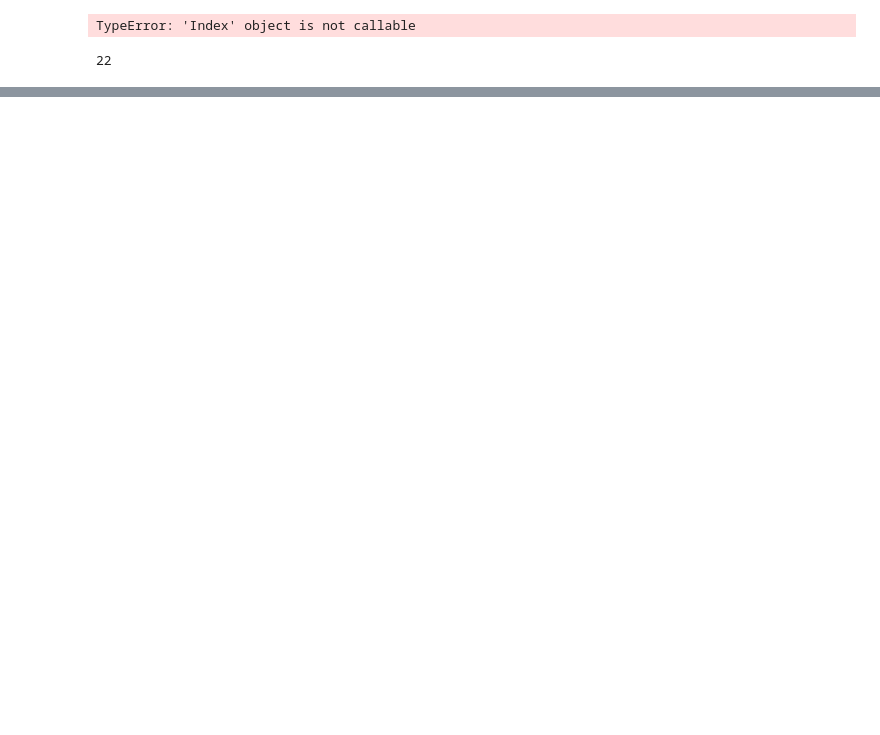
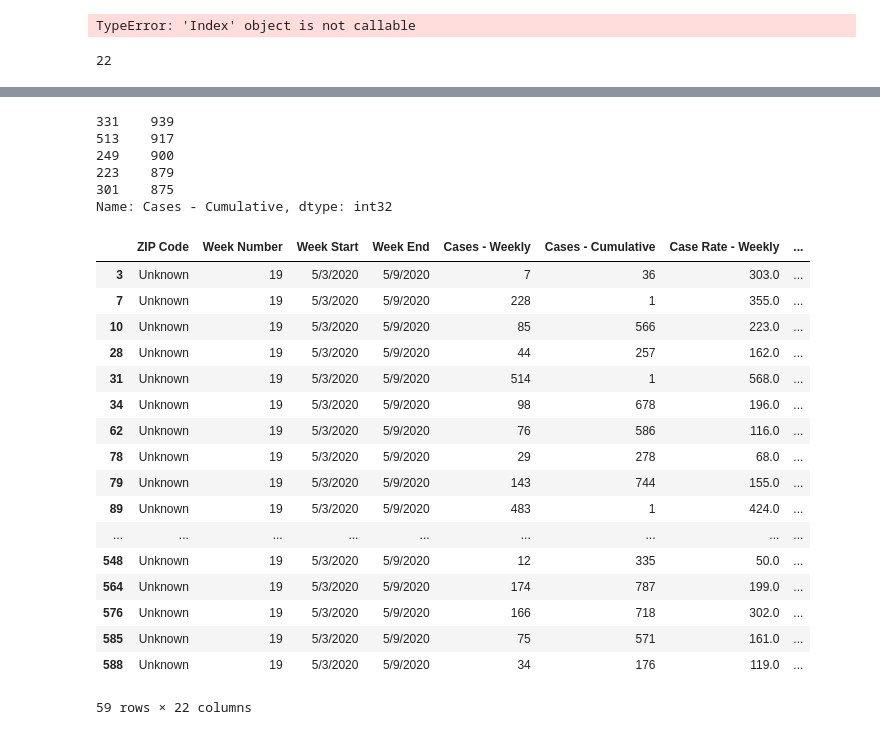
Before and after one commit to igopalan/Covid-Analysis-for-IMPACT, a Jupyter notebook: ProjectImpactCovidCasesbyZip.py.ipynb, the cells around one changed output, grey strips where cells are left out. Cells and saved outputs as stored; diff of their text form; code cells hidden in the pictures; blank space fills up the shorter version.

```diff
--- a/ProjectImpactCovidCasesbyZip.py.ipynb
+++ b/ProjectImpactCovidCasesbyZip.py.ipynb
@@ -217,0 +281,30 @@ len(gdf.columns)
+# %%
+covid["Cases - Cumulative"].nlargest()
+# %% [output]
+331    939
+513    917
+249    900
+223    879
+301    875
+Name: Cases - Cumulative, dtype: int32
+# %%
+covid[covid["Week Number"]==19]
+# %% [output]
+|  | ZIP Code | Week Number | Week Start | Week End | Cases - Weekly | Cases - Cumulative | Case Rate - Weekly | ... |
+| 3 | Unknown | 19 | 5/3/2020 | 5/9/2020 | 7 | 36 | 303.0 | ... |
+| 7 | Unknown | 19 | 5/3/2020 | 5/9/2020 | 228 | 1 | 355.0 | ... |
+| 10 | Unknown | 19 | 5/3/2020 | 5/9/2020 | 85 | 566 | 223.0 | ... |
+| 28 | Unknown | 19 | 5/3/2020 | 5/9/2020 | 44 | 257 | 162.0 | ... |
+| 31 | Unknown | 19 | 5/3/2020 | 5/9/2020 | 514 | 1 | 568.0 | ... |
+| 34 | Unknown | 19 | 5/3/2020 | 5/9/2020 | 98 | 678 | 196.0 | ... |
+| 62 | Unknown | 19 | 5/3/2020 | 5/9/2020 | 76 | 586 | 116.0 | ... |
+| 78 | Unknown | 19 | 5/3/2020 | 5/9/2020 | 29 | 278 | 68.0 | ... |
+| 79 | Unknown | 19 | 5/3/2020 | 5/9/2020 | 143 | 744 | 155.0 | ... |
+| 89 | Unknown | 19 | 5/3/2020 | 5/9/2020 | 483 | 1 | 424.0 | ... |
+| ... | ... | ... | ... | ... | ... | ... | ... | ... |
+| 548 | Unknown | 19 | 5/3/2020 | 5/9/2020 | 12 | 335 | 50.0 | ... |
+| 564 | Unknown | 19 | 5/3/2020 | 5/9/2020 | 174 | 787 | 199.0 | ... |
+| 576 | Unknown | 19 | 5/3/2020 | 5/9/2020 | 166 | 718 | 302.0 | ... |
+| 585 | Unknown | 19 | 5/3/2020 | 5/9/2020 | 75 | 571 | 161.0 | ... |
+| 588 | Unknown | 19 | 5/3/2020 | 5/9/2020 | 34 | 176 | 119.0 | ... |
+59 rows × 22 columns
```
Also changed, not shown: parts of 23 cells of this notebook.
